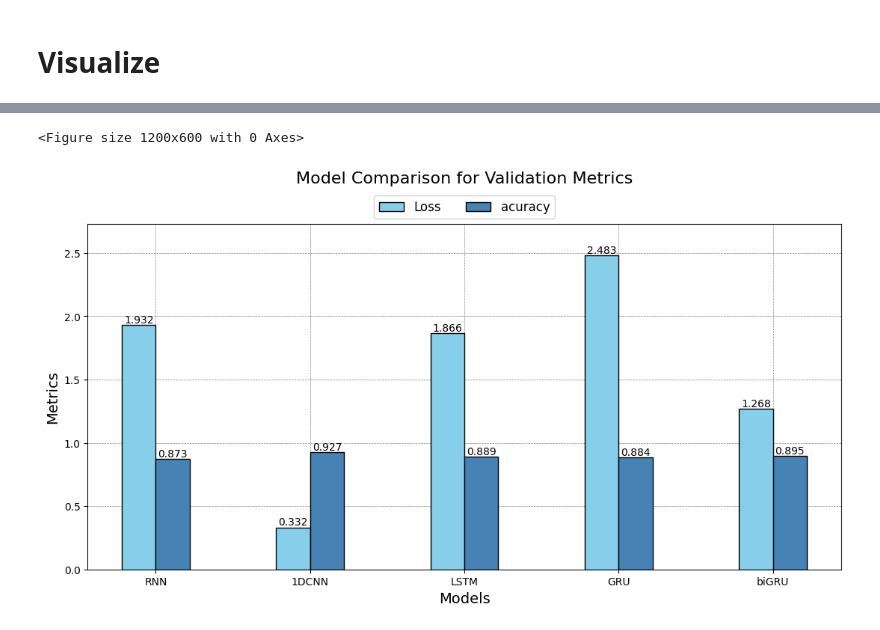
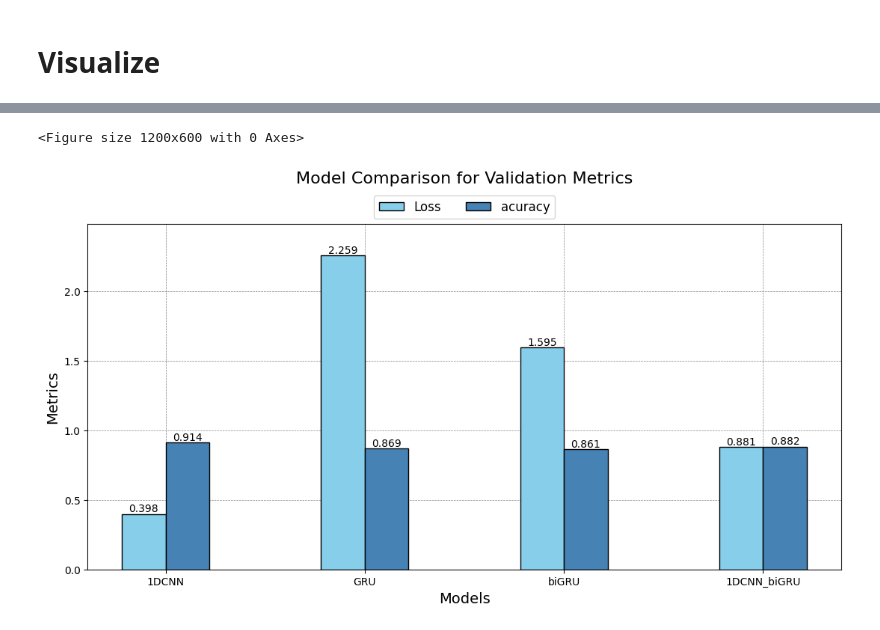
Before and after one commit to vudxlab/Paper-2025-FRAME, a Jupyter notebook: RNN_GRU_LSTM_1DCNN_sapceframe.ipynb, the cells around one changed output, grey strips where cells are left out. Saved outputs shown, nothing was run; the diff lists cells and outputs as text; code cells hidden in the pictures.

```diff
--- a/RNN_GRU_LSTM_1DCNN_sapceframe.ipynb
+++ b/RNN_GRU_LSTM_1DCNN_sapceframe.ipynb
@@ -258,3 +233,6 @@ print(reshaped_data.shape, reshaped_labels.shape)
+# %%
+reshaped_data = np.load('reshaped_data.npy')
+reshaped_labels = np.load('reshaped_label.npy')
 # %%
 input_train = reshaped_data
 output_train = reshaped_labels
@@ -587,13 +581,9 @@ Epoch 100/100
 # %% [markdown]
 # Visualize
 # %%
-RNN_valid_loss, RNN_valid_acc = RNN_model.evaluate(X_valid, y_valid)
 DCNN_valid_loss, DCNN_valid_acc = DCNN_model.evaluate(X_valid, y_valid)
-LSTM_valid_loss, LSTM_valid_acc = LSTM_model.evaluate(X_valid, y_valid)
 GRU_valid_loss, GRU_valid_acc = GRU_model.evaluate(X_valid, y_valid)
 biGRU_valid_loss, biGRU_valid_acc = BiGRU_model.evaluate(X_valid, y_valid)
 DCNN_biGRU_valid_loss, DCNN_biGRU_valid_acc = DCNN_BiGRU_model.evaluate(X_valid, y_valid)
-# DCNN_biGRU_valid_loss, DCNN_biGRU_valid_acc = model_1DCNNbiGRU.evaluate(X_valid, y_valid)
-# DCNN_biGRU_ResNet_valid_loss, DCNN_biGRU_ResNet_valid_acc = model_1DCNNbiGRUResNet.evaluate(X_valid, y_valid)
-# attention_valid_loss, attention_valid_acc = model_attention.evaluate(X_valid, y_valid)
+PCA_DCNN_biGRU_valid_loss, PCA_DCNN_biGRU_valid_acc = PCA_DCNN_BiGRU_model.evaluate(X_valid, y_valid)
 # %% [output]
@@ -601,7 +594,10 @@ NameError: name 'RNN_model' is not defined
 # %%
-models = ['RNN', '1DCNN', 'LSTM', 'GRU', 'biGRU', ]
-val_accuracy = [RNN_valid_loss, DCNN_valid_loss, LSTM_valid_loss, GRU_valid_loss, biGRU_valid_loss, DCNN_biGRU_valid_loss]
-val_loss = [RNN_valid_acc, DCNN_valid_acc, LSTM_valid_acc, GRU_valid_acc, biGRU_valid_acc, DCNN_biGRU_valid_acc ]
+models = ['1DCNN','GRU', 'biGRU', '1DCNN_biGRU', 'PCA_1DCNN_biGRU']
+# val_accuracy = [RNN_valid_loss, DCNN_valid_loss, LSTM_valid_loss, GRU_valid_loss, biGRU_valid_loss, DCNN_biGRU_valid_loss]
+# val_loss = [RNN_valid_acc, DCNN_valid_acc, LSTM_valid_acc, GRU_valid_acc, biGRU_valid_acc, DCNN_biGRU_valid_acc ]
+
+val_accuracy = [DCNN_valid_loss, GRU_valid_loss, biGRU_valid_loss, DCNN_biGRU_valid_loss, PCA_DCNN_biGRU_valid_loss]
+val_loss = [DCNN_valid_acc, GRU_valid_acc, biGRU_valid_acc, DCNN_biGRU_valid_acc, PCA_DCNN_biGRU_valid_acc]
 
 plt.figure(figsize=(12, 6))
 # Bar settings
@@ -623,34 +619,34 @@ max_height = max(max(val_accuracy), max(val_loss))
 text_offset = max_height * 0.001  # Adjust this factor as needed
 
 # Add text above the bars
 for i, rect in enumerate(bar1):
     ax.text(rect.get_x() + rect.get_width() / 2.0, rect.get_height(), f'{val_accuracy[i]:.3f}', ha='center', va='bottom')
 
 for i, rect in enumerate(bar2):
     ax.text(rect.get_x() + rect.get_width() / 2.0, rect.get_height(), f'{val_loss[i]:.3f}', ha='center', va='bottom')
 
 ax.set_ylim(0, max_height + max_height * 0.1)  # Add 10% headroom above the tallest bar for text
 
 # Annotate the plot
 ax.set_title('Model Comparison for Validation Metrics', fontsize=16, loc='center', y=1.1)
 ax.set_xlabel('Models', fontsize=14)
 ax.set_ylabel('Metrics', fontsize=14)
 ax.set_xticks(index + bar_width / 2)
 ax.set_xticklabels(models)
 
 # Place the legend above the chart
 ax.legend(loc='upper center', bbox_to_anchor=(0.5, 1.1), ncol=2, fontsize=12)
 
 # Add grid lines behind the bars by setting zorder=0
 ax.grid(True, linestyle='--', linewidth=0.5, color='gray', zorder=0)
 
 # plt.savefig(os.path.join(figure_path, 'bar valid bi.png'))
 # print("Plot saved to '{}'.".format(os.path.join(figure_path, 'bar valid bi.png')))
 
 # Show the plot
 # %% [output]
 <Figure size 1200x600 with 0 Axes>
-[figure, old version]
+[figure, new version]
 # %%
 # RNN_acc = history_RNN.history['accuracy']
 # RNN_val = history_RNN.history['val_accuracy']
```
Also changed, not shown: parts of 15 cells of this notebook, 2 other files.
